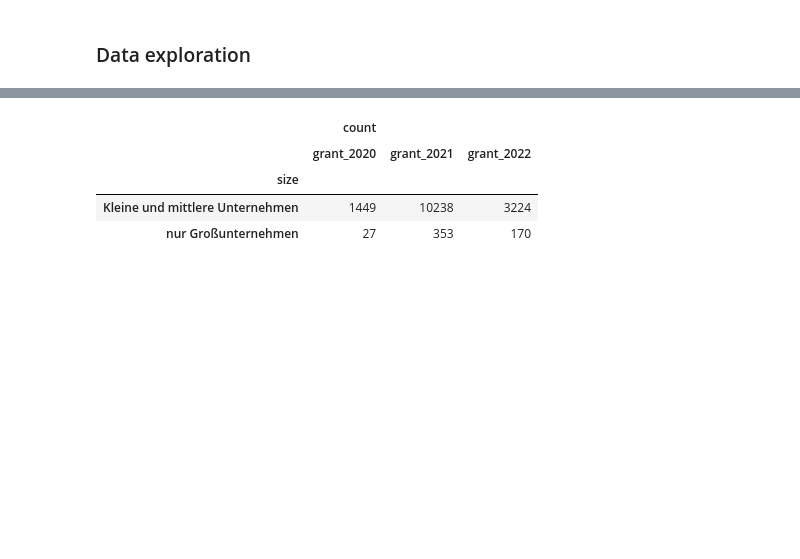
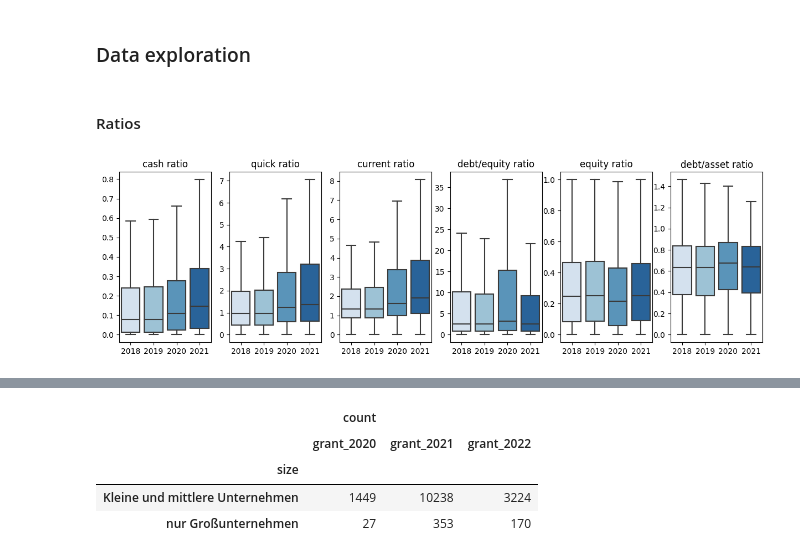
Before and after one commit to m-schildt/AAA, a Jupyter notebook: 4_data_merge.ipynb, the cells around one changed output, grey strips where cells are left out. Cells and saved outputs as stored; diff of their text form; code cells hidden in the pictures; blank space fills up the shorter version.

```diff
--- a/4_data_merge.ipynb
+++ b/4_data_merge.ipynb
@@ -294,0 +319,6 @@ import seaborn as sns
+# %% [markdown]
+#### Ratios
+# %%
+merged_df = pd.read_csv('data/main/data_set.csv')
+merged_df.columns = merged_df.columns.str.split("_",expand=True)
+merged_df.set_index('company', inplace=True)
@@ -295,2 +328,18 @@ import seaborn as sns
+# %%
+ratios = merged_df.swaplevel(0,1, axis=1)['ratio']
+ratios[ratios < 0] = np.nan
+ratios = ratios.reindex(columns=['cash', 'quick', 'current', 'debt/equity', 'equity','debt/asset'], level=0)
+
+fig, axes = plt.subplots(1, 6, figsize=(15,4))
+i = 0
+for idx, data in ratios.groupby(level=0, axis=1,sort=False):
+   data2 = data.reset_index()
+   sns.boxplot(ax=axes[i], data=data2,showfliers=False,palette="Blues").set(title=f"{idx+' ratio'}")
+   axes[i].set_xticks([0, 1, 2, 3], ["2018", "2019", "2020", "2021"])
+   i += 1
+plt.show()
+fig.savefig("paper/Figures/chart_ratios.png")
+# %% [output]
+[figure, added]
 # %%
 merged_df = pd.read_csv('data/main/data_set.csv')
```
Also changed, not shown: parts of 24 cells of this notebook, 17 other files.
